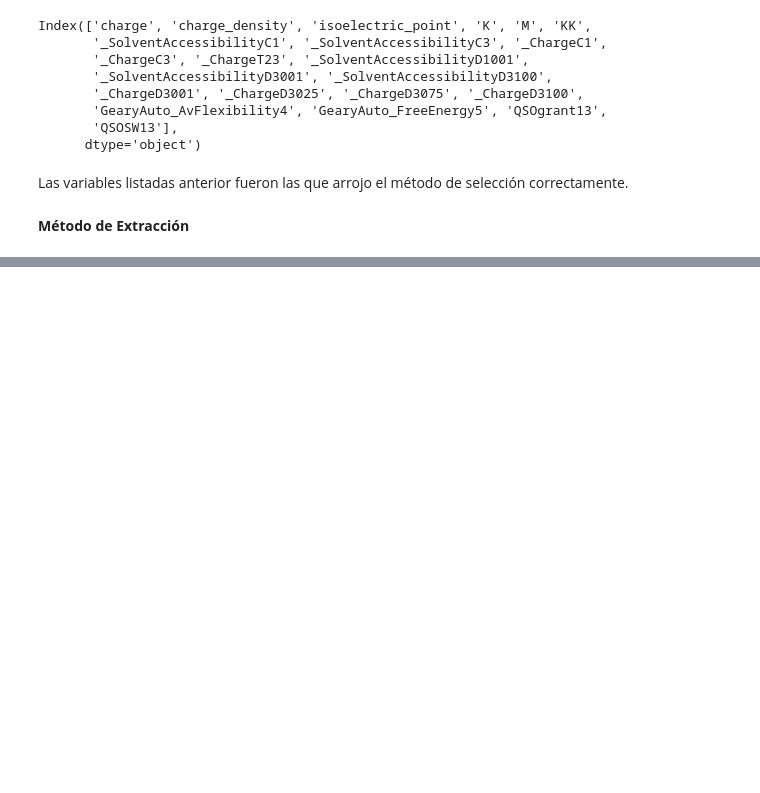
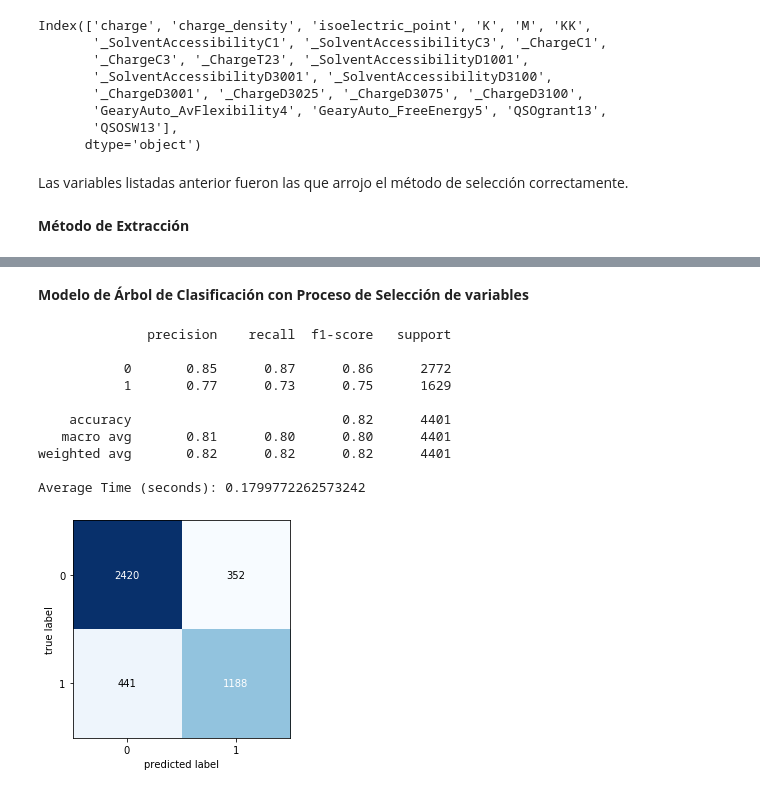
Before and after one commit to Juapatral/reconocimiento_patrones_2020, a Jupyter notebook: competencia/Competencia.ipynb, the cells around one changed output, grey strips where cells are left out. Cells and saved outputs as stored; diff of their text form; code cells hidden in the pictures; blank space fills up the shorter version.

```diff
--- a/competencia/Competencia.ipynb
+++ b/competencia/Competencia.ipynb
@@ -194,0 +317,46 @@ Las variables listadas anterior fueron las que arrojo el método de selección c
+# %% [markdown]
+**Modelo de Árbol de Clasificación con Proceso de Selección de variables**
+# %%
+## ajustar árbol de clasificación al mejor modelo
+
+# crear modelo
+mejor_dtc = DecisionTreeClassifier(max_depth=12,
+                                   max_features=13,
+                                   min_samples_leaf=9,
+                                   min_samples_split=2,
+                                   criterion='entropy',
+                                   random_state=42)
+
+# ajustar por cv
+score = cross_validate(mejor_dtc, train_x, train_y, n_jobs=-1, verbose=0)
+
+# ajustar
+mejor_dtc.fit(train_x, train_y)
+
+# predecir
+y_dtc_train = mejor_dtc.predict(train_x)
+y_dtc_test = cross_val_predict(mejor_dtc, test_x, test_y)
+
+# mostrar matriz de metricas
+print(classification_report(test_y, y_dtc_test, target_names=['0', '1']))
+
+# mostrar tiempo de modelado
+print("Average Time (seconds):", np.mean(score['fit_time']))
+
+# graficar
+cm = confusion_matrix(test_y, y_dtc_test)
+
+fig, ax = plot_confusion_matrix(conf_mat=cm)
+plt.show()
+# %% [output]
+              precision    recall  f1-score   support
+
+           0       0.85      0.87      0.86      2772
+           1       0.77      0.73      0.75      1629
+
+    accuracy                           0.82      4401
+   macro avg       0.81      0.80      0.80      4401
+weighted avg       0.82      0.82      0.82      4401
+
+Average Time (seconds): 0.1799772262573242
+[figure, added]
```
Also changed, not shown: parts of 24 cells of this notebook.
